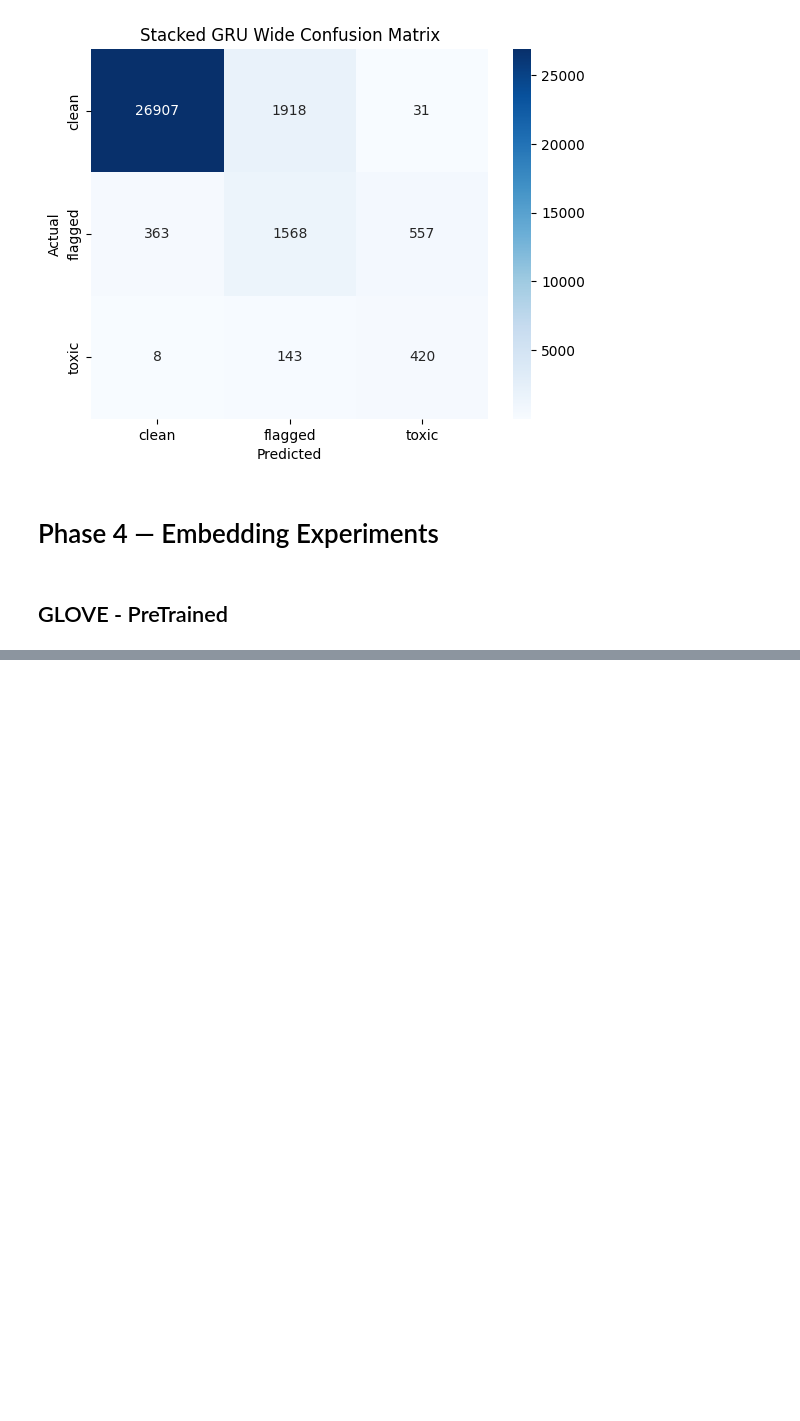
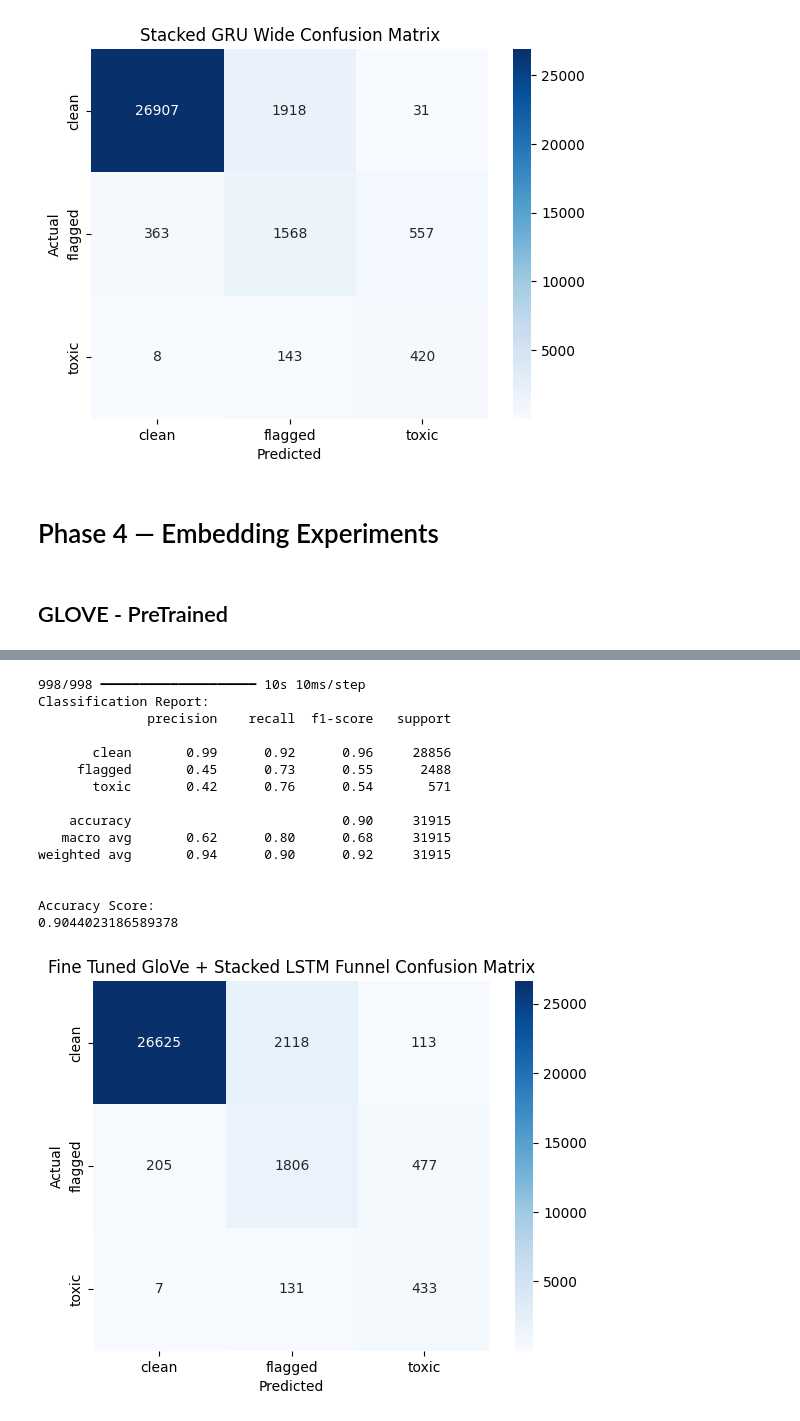
Before and after one commit to WinstonNji/Content-Management-System, a Jupyter notebook: Content_Moderation_System.ipynb, the cells around one changed output, grey strips where cells are left out. Cells and saved outputs as stored; diff of their text form; code cells hidden in the pictures; blank space fills up the shorter version.

```diff
--- a/Content_Moderation_System.ipynb
+++ b/Content_Moderation_System.ipynb
@@ -1105,0 +1263,19 @@ FileNotFoundError: [Errno 2] No such file or directory: 'glove.840B.300d.txt'
+# %%
+evaluate_model(model_v3_glove_lstm_funnel, 'Fine Tuned GloVe + Stacked LSTM Funnel')
+# %% [output]
+998/998 ━━━━━━━━━━━━━━━━━━━━ 10s 10ms/step
+Classification Report:
+              precision    recall  f1-score   support
+
+       clean       0.99      0.92      0.96     28856
+     flagged       0.45      0.73      0.55      2488
+       toxic       0.42      0.76      0.54       571
+
+    accuracy                           0.90     31915
+   macro avg       0.62      0.80      0.68     31915
+weighted avg       0.94      0.90      0.92     31915
+
+
+Accuracy Score:
+0.9044023186589378
+[figure, added]
```
Also changed, not shown: parts of 15 cells of this notebook.
